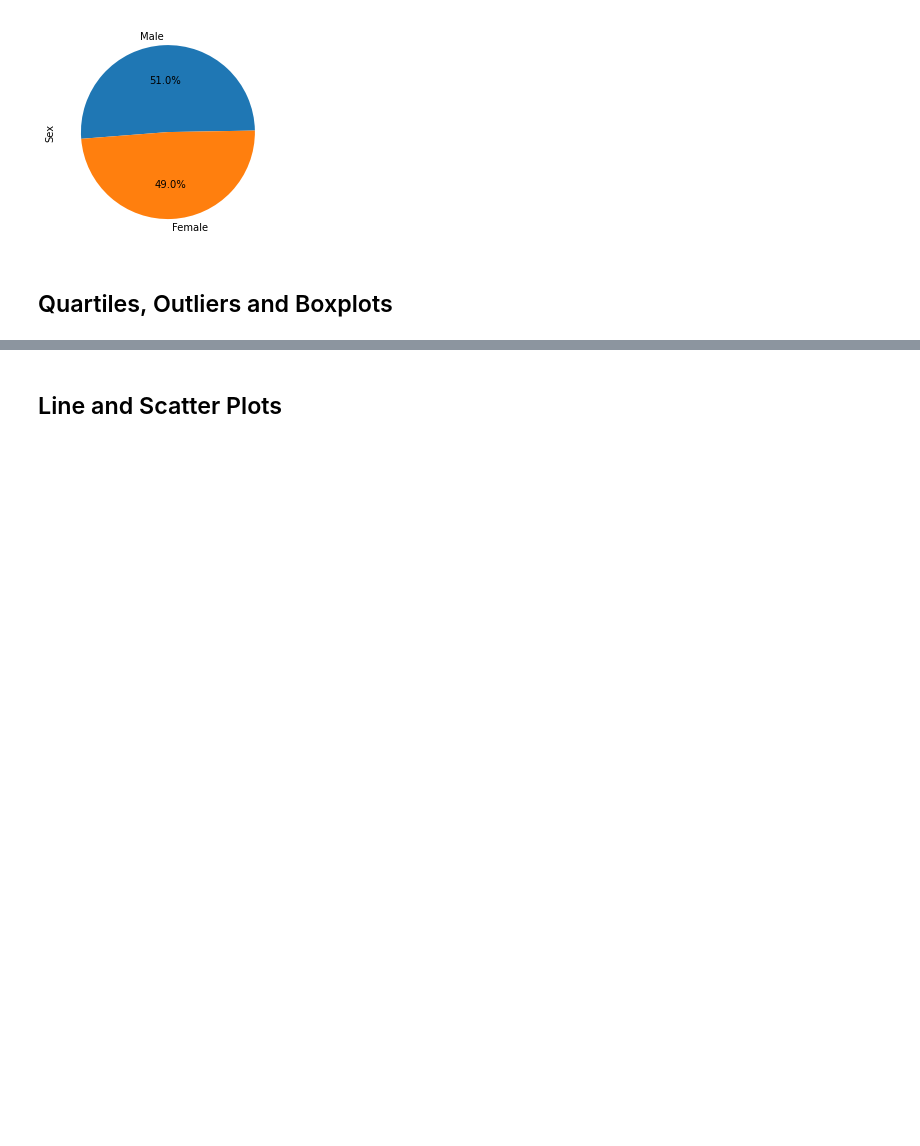
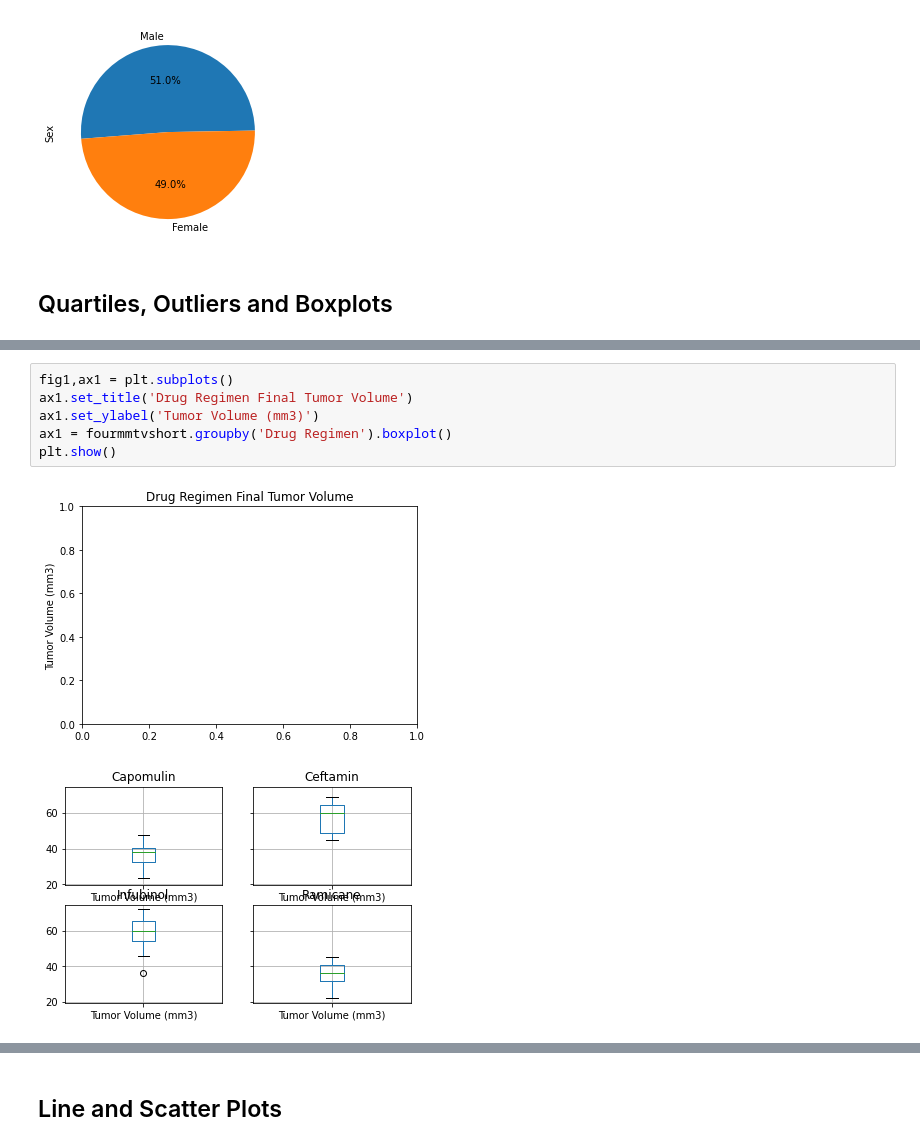
Before and after one commit to ChristyGruen/matplotlib-challenge, a Jupyter notebook: Pymaceuticals/pymaceuticals_Report.ipynb, the cells around one changed output, grey strips where cells are left out. Saved outputs shown, nothing was run; the diff lists cells and outputs as text; blank space fills up the shorter version.

```diff
--- a/Pymaceuticals/pymaceuticals_Report.ipynb
+++ b/Pymaceuticals/pymaceuticals_Report.ipynb
@@ -304,2 +377,11 @@ ValueError: Lengths must match to compare
+# %%
+fig1,ax1 = plt.subplots()
+ax1.set_title('Drug Regimen Final Tumor Volume')
+ax1.set_ylabel('Tumor Volume (mm3)')
+ax1 = fourmmtvshort.groupby('Drug Regimen').boxplot()
+plt.show()
+# %% [output]
+[figure, added]
+[figure, added]
 # %%
 # Generate a box plot that shows the distrubution of the tumor volume for each treatment group.
```
Also changed, not shown: parts of 9 cells of this notebook, 1 other file.
